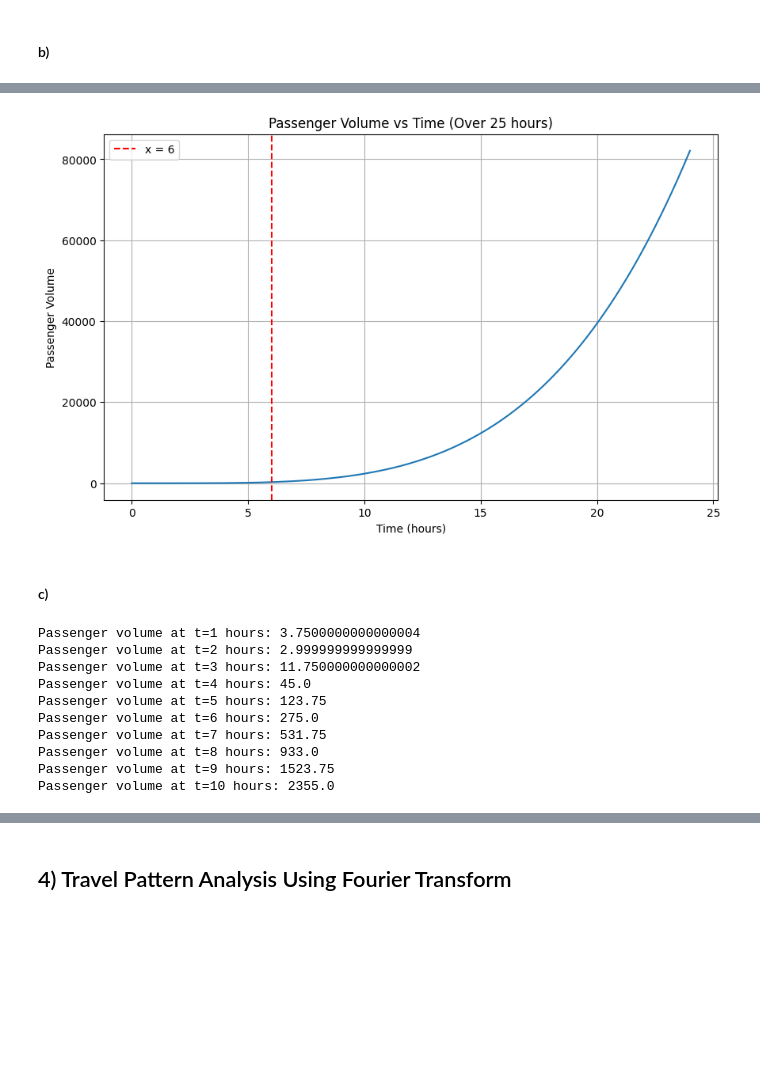
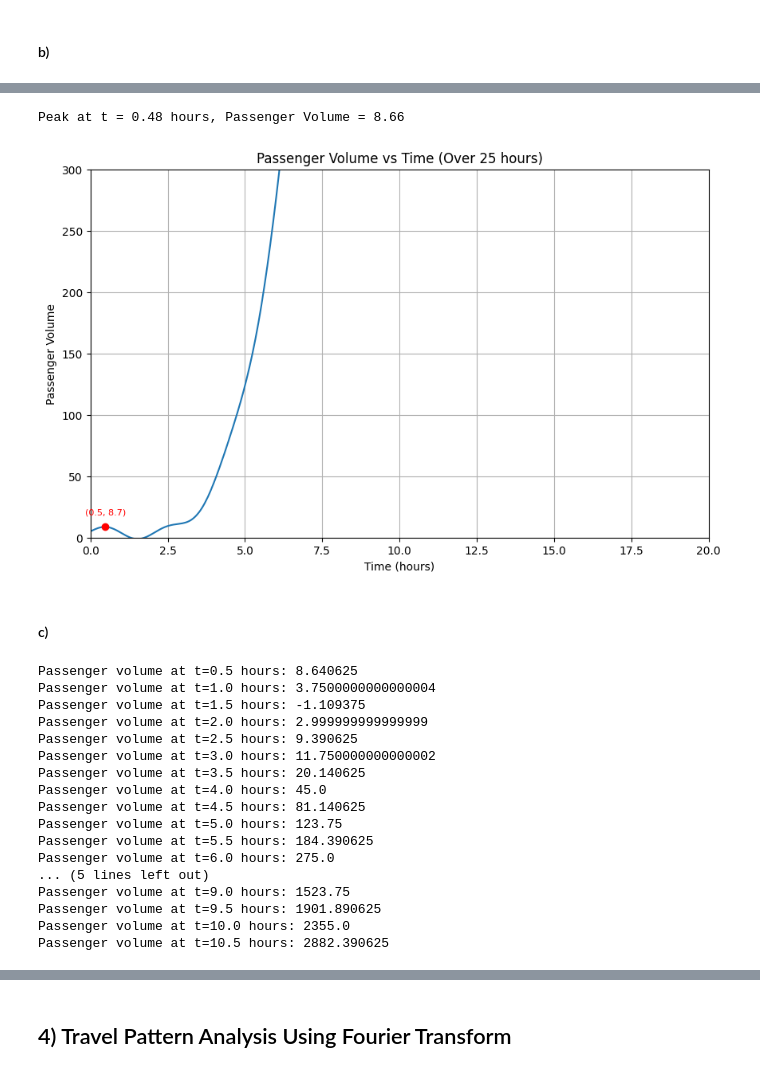
Before and after one commit to Chanura04/Maths-CW, a Jupyter notebook: 20240955.ipynb, the cells around one changed output, grey strips where cells are left out. Saved outputs shown, nothing was run; the diff lists cells and outputs as text; code cells hidden in the pictures; blank space fills up the shorter version.

```diff
--- a/20240955.ipynb
+++ b/20240955.ipynb
@@ -194,6 +195,7 @@ Acorss both short and long-distance journeys, bus transporation proves to be mor
 # %%
 t=sp.symbols("t")
 # %%
-passenger_volume= 5 + 4* sp.sin(sp.pi*t) - (3/2)  * (t)**2 + (t**4)/4
-sp.simplify(passenger_volume)
+passenger_volume= 5 + 4* sp.sin(sp.pi*t) - (sp.Rational(3,2))  * (t)**2 + (t**4)/4
+# sp.simplify(passenger_volume)
+passenger_volume
 # %% [output]
@@ -217,28 +209,56 @@ plt.grid(True)
-# %%
-plt.figure(figsize=(10, 6))
-plt.plot(time_vals,p_val)
-plt.axvline(x=6, color='red', linestyle='--', linewidth=1.5, label='x = 6')
-plt.xlabel("Time (hours)")
-plt.ylabel("Passenger Volume")
-plt.title("Passenger Volume vs Time (Over 25 hours)")
-plt.legend()
-plt.grid(True)
-# %% [output]
-[figure, removed]
+# %%
+x = time_vals
+y = p_val
+
+# Find peaks
+peaks, _ = find_peaks(y)
+
+# Get peak coordinates
+peak_x = x[peaks]
+peak_y = y[peaks]
+
+plt.figure(figsize=(10, 6))
+plt.plot(time_vals,p_val)
+plt.plot(time_vals[peaks], p_val[peaks], "ro") # red dots at peaks
+plt.xlabel("Time (hours)")
+plt.ylabel("Passenger Volume")
+plt.title("Passenger Volume vs Time (Over 25 hours)")
+plt.ylim(0,300)
+plt.xlim(0,20)
+plt.grid(True)
+
+for i in peaks:
+    plt.text(time_vals[i], p_val[i]+10,   # +10 shifts text slightly above the point
+             f"({time_vals[i]:.1f}, {p_val[i]:.1f})",
+             ha='center', fontsize=8, color="red")
+
+
+for px, py in zip(peak_x, peak_y):
+    print(f"Peak at t = {px:.2f} hours, Passenger Volume = {py:.2f}")
+# %% [output]
+Peak at t = 0.48 hours, Passenger Volume = 8.66
+[figure, added]
 # %% [markdown]
 #### c)
 # %%
-for i in range(1,11):
+for i in np.arange(0.5,11, 0.5): # Use np.arange for float steps
   print(f"Passenger volume at t={i} hours: {p_func(i)}")
 # %% [output]
-Passenger volume at t=1 hours: 3.7500000000000004
-Passenger volume at t=2 hours: 2.999999999999999
-Passenger volume at t=3 hours: 11.750000000000002
-Passenger volume at t=4 hours: 45.0
-Passenger volume at t=5 hours: 123.75
-Passenger volume at t=6 hours: 275.0
-Passenger volume at t=7 hours: 531.75
-Passenger volume at t=8 hours: 933.0
-Passenger volume at t=9 hours: 1523.75
-Passenger volume at t=10 hours: 2355.0
+Passenger volume at t=0.5 hours: 8.640625
+Passenger volume at t=1.0 hours: 3.7500000000000004
+Passenger volume at t=1.5 hours: -1.109375
+Passenger volume at t=2.0 hours: 2.999999999999999
+Passenger volume at t=2.5 hours: 9.390625
+Passenger volume at t=3.0 hours: 11.750000000000002
+Passenger volume at t=3.5 hours: 20.140625
+Passenger volume at t=4.0 hours: 45.0
+Passenger volume at t=4.5 hours: 81.140625
+Passenger volume at t=5.0 hours: 123.75
+Passenger volume at t=5.5 hours: 184.390625
+Passenger volume at t=6.0 hours: 275.0
+... (5 lines left out)
+Passenger volume at t=9.0 hours: 1523.75
+Passenger volume at t=9.5 hours: 1901.890625
+Passenger volume at t=10.0 hours: 2355.0
+Passenger volume at t=10.5 hours: 2882.390625
 # %% [markdown]
```
Also changed, not shown: parts of 31 cells of this notebook.
